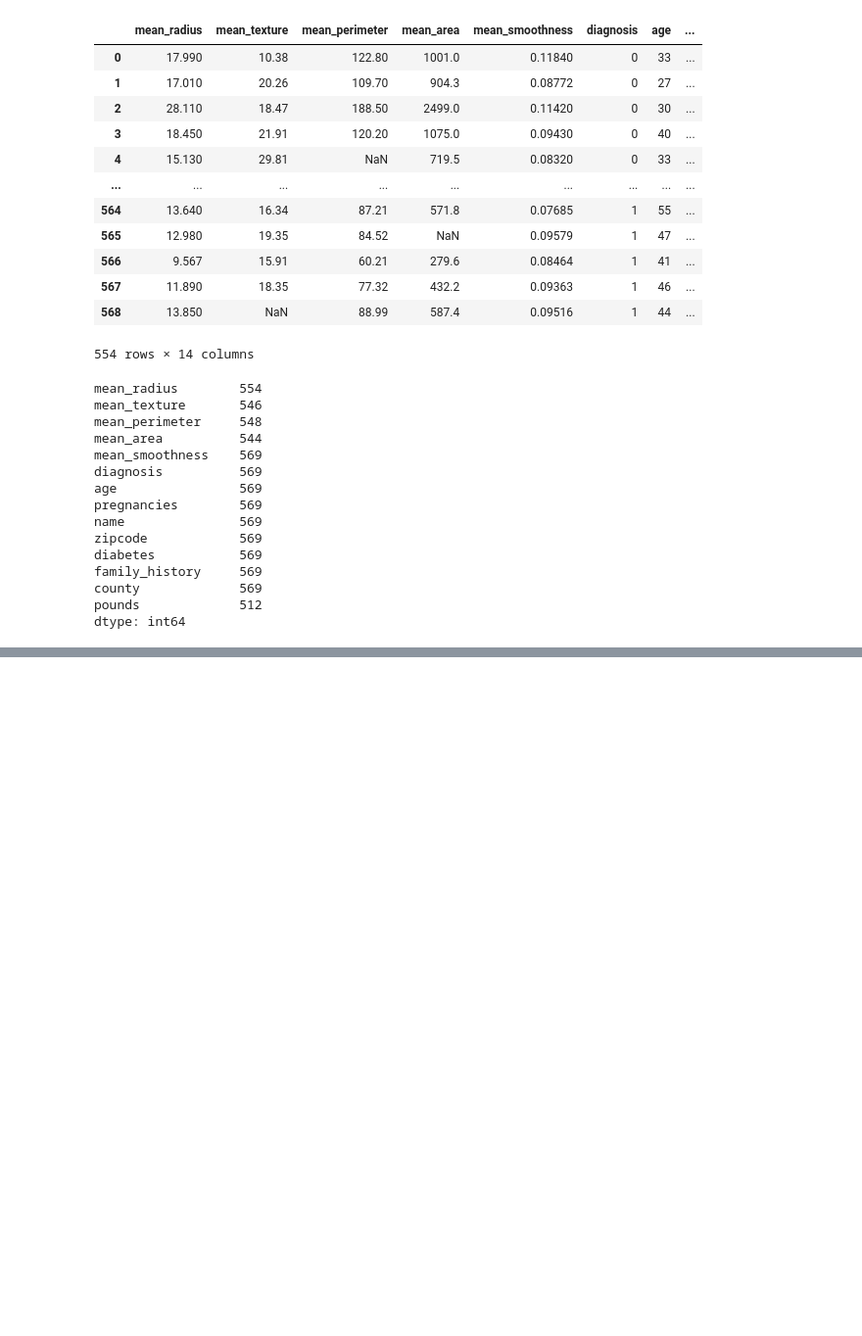
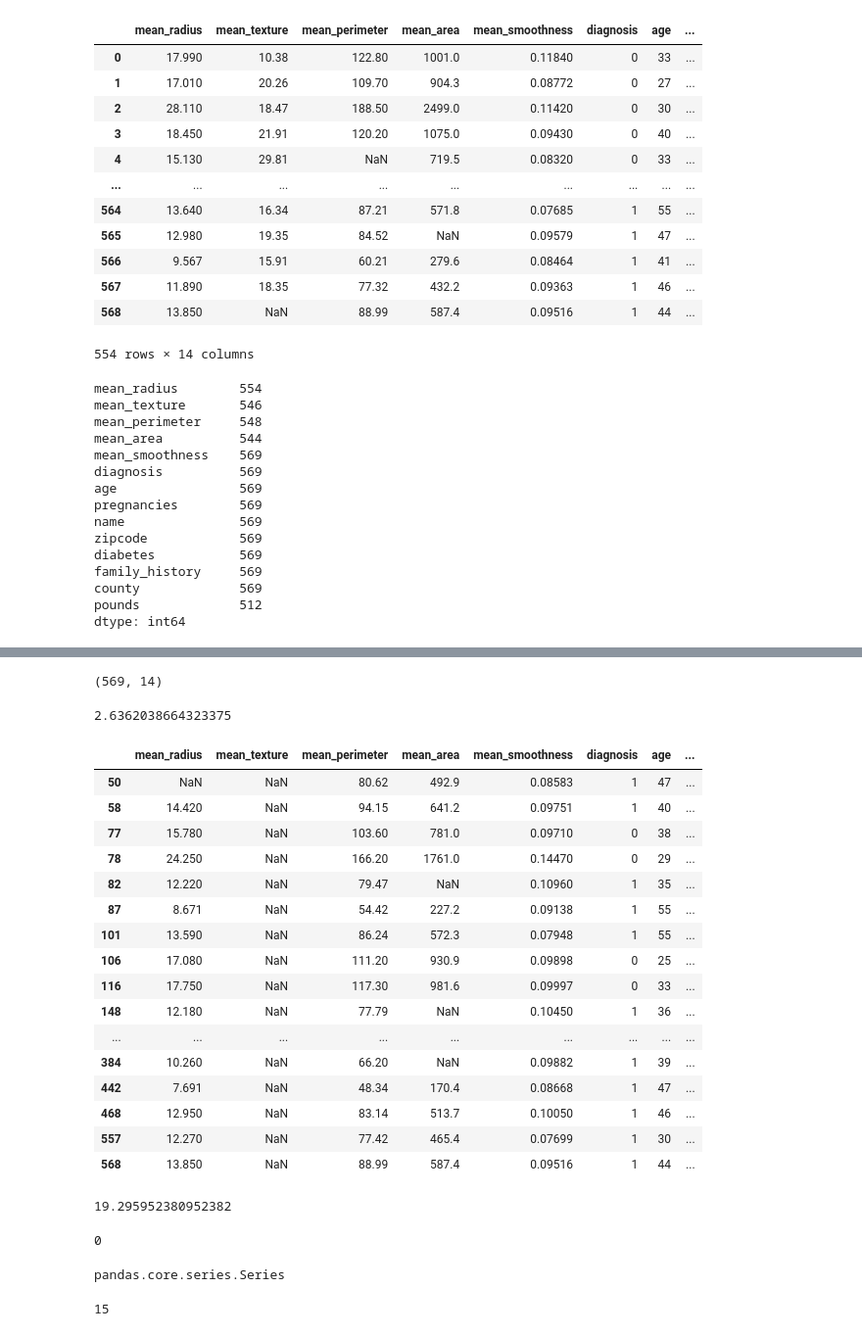
Before and after one commit to raquelcreis/CastoresIndomaveis, a Jupyter notebook: notebooks/aula003_pandas.ipynb, the cells around one changed output, grey strips where cells are left out. Shown: that part at 98% size. Cells and saved outputs as stored; diff of their text form; code cells hidden in the pictures; blank space fills up the shorter version.

```diff
--- a/notebooks/aula003_pandas.ipynb
+++ b/notebooks/aula003_pandas.ipynb
@@ -917,0 +925,33 @@ memory usage: 66.7+ KB
+# %%
+df.shape
+# %% [output]
+(569, 14)
+# %%
+(15 / 569)*100
+# %% [output]
+2.6362038664323375
+# %%
+df[df.mean_texture.isna()]
+# %% [output]
+|  | mean_radius | mean_texture | mean_perimeter | mean_area | mean_smoothness | diagnosis | age | ... |
+| 50 | NaN | NaN | 80.62 | 492.9 | 0.08583 | 1 | 47 | ... |
+| 58 | 14.420 | NaN | 94.15 | 641.2 | 0.09751 | 1 | 40 | ... |
+| 77 | 15.780 | NaN | 103.60 | 781.0 | 0.09710 | 0 | 38 | ... |
+| 78 | 24.250 | NaN | 166.20 | 1761.0 | 0.14470 | 0 | 29 | ... |
+| 82 | 12.220 | NaN | 79.47 | NaN | 0.10960 | 1 | 35 | ... |
+| 87 | 8.671 | NaN | 54.42 | 227.2 | 0.09138 | 1 | 55 | ... |
+| 101 | 13.590 | NaN | 86.24 | 572.3 | 0.07948 | 1 | 55 | ... |
+| 106 | 17.080 | NaN | 111.20 | 930.9 | 0.09898 | 0 | 25 | ... |
+| 116 | 17.750 | NaN | 117.30 | 981.6 | 0.09997 | 0 | 33 | ... |
+| 148 | 12.180 | NaN | 77.79 | NaN | 0.10450 | 1 | 36 | ... |
+| ... | ... | ... | ... | ... | ... | ... | ... | ... |
+| 384 | 10.260 | NaN | 66.20 | NaN | 0.09882 | 1 | 39 | ... |
+| 442 | 7.691 | NaN | 48.34 | 170.4 | 0.08668 | 1 | 47 | ... |
+| 468 | 12.950 | NaN | 83.14 | 513.7 | 0.10050 | 1 | 46 | ... |
+| 557 | 12.270 | NaN | 77.42 | 465.4 | 0.07699 | 1 | 30 | ... |
+| 568 | 13.850 | NaN | 88.99 | 587.4 | 0.09516 | 1 | 44 | ... |
+# %%
+media_texture = df.mean_texture.mean()
+media_texture
+# %% [output]
+19.295952380952382
@@ -917,0 +960,14 @@ memory usage: 66.7+ KB
+# %%
+df.mean_texture.isna().sum()
+# %% [output]
+0
+# %%
+media_raio = df.mean_radius.mean()
+
+type(df.mean_radius.fillna(media_raio))
+# %% [output]
+pandas.core.series.Series
+# %%
+df.mean_radius.isna().sum()
+# %% [output]
+15
```
Also changed, not shown: parts of 58 cells of this notebook, 4 other files.
